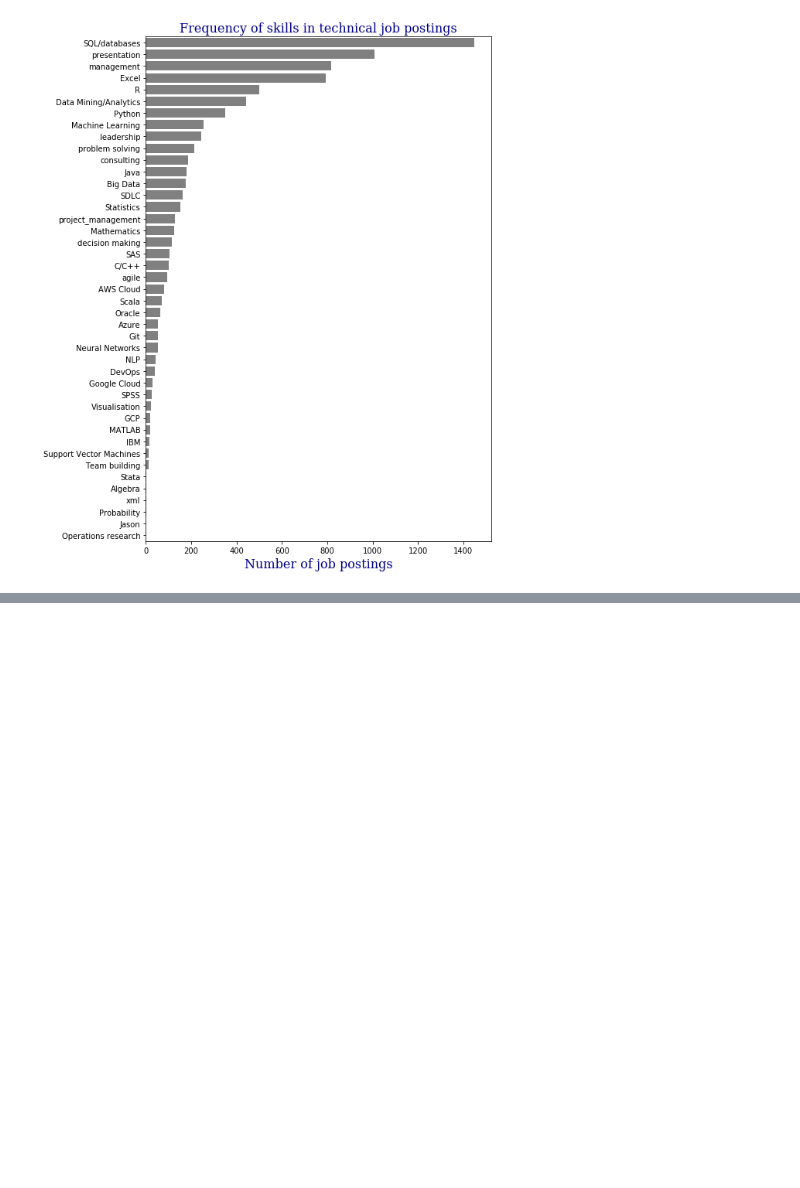
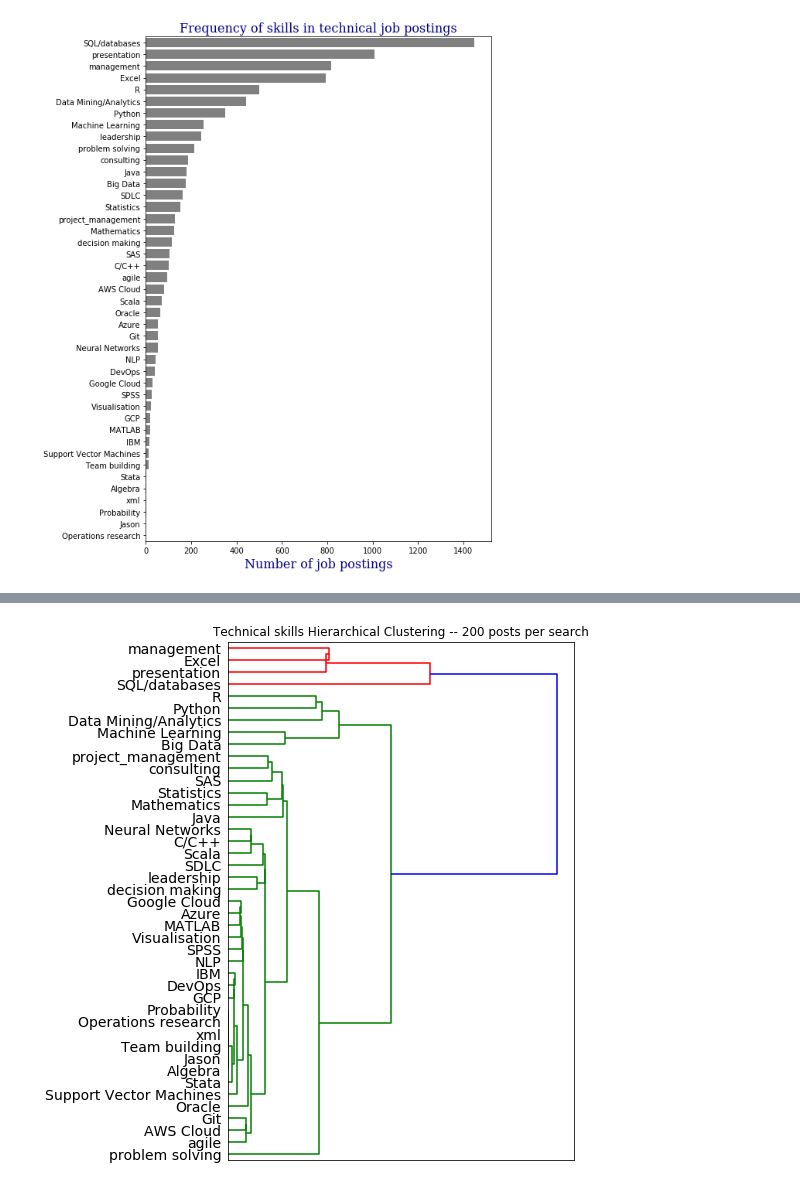
Before and after one commit to stepan-o/data-science-program-design, a Jupyter notebook: final_jupyter_notebook.ipynb, the cells around one changed output, grey strips where cells are left out. Cells and saved outputs as stored; diff of their text form; code cells hidden in the pictures; blank space fills up the shorter version.

```diff
--- a/final_jupyter_notebook.ipynb
+++ b/final_jupyter_notebook.ipynb
@@ -762,0 +858,11 @@ We use this information to design the curriculum of each course by teaching the
+# %%
+# empty matrix is fill
+num_skills = len(df_tech.columns)
+D_tech = zeros([num_skills, num_skills])
+
+# Find all element wise temp differences
+for i in range(num_skills):
+    for j in range(num_skills):
+        mask1 = df_tech.iloc[:, i] == 1
+        mask2 = df_tech.iloc[:, j] == 1
+        D_tech[i,j] = len(df_tech[mask1 & mask2])
@@ -762,0 +899,5 @@ We use this information to design the curriculum of each course by teaching the
+# %%
+title = 'Technical skills Hierarchical Clustering -- 200 posts per search'
+fit_plot_hc(D_tech, title=title)
+# %% [output]
+[figure, added]
```
Also changed, not shown: parts of 28 cells of this notebook.
